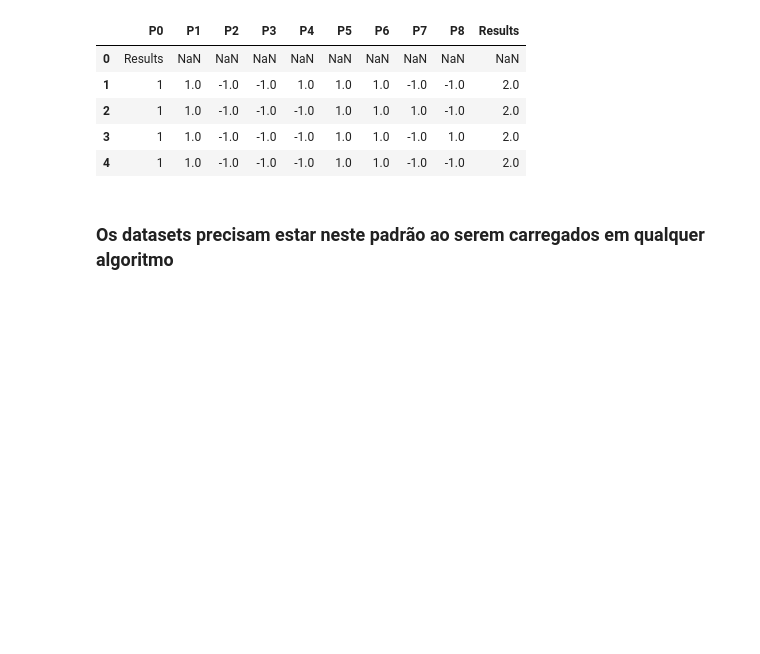
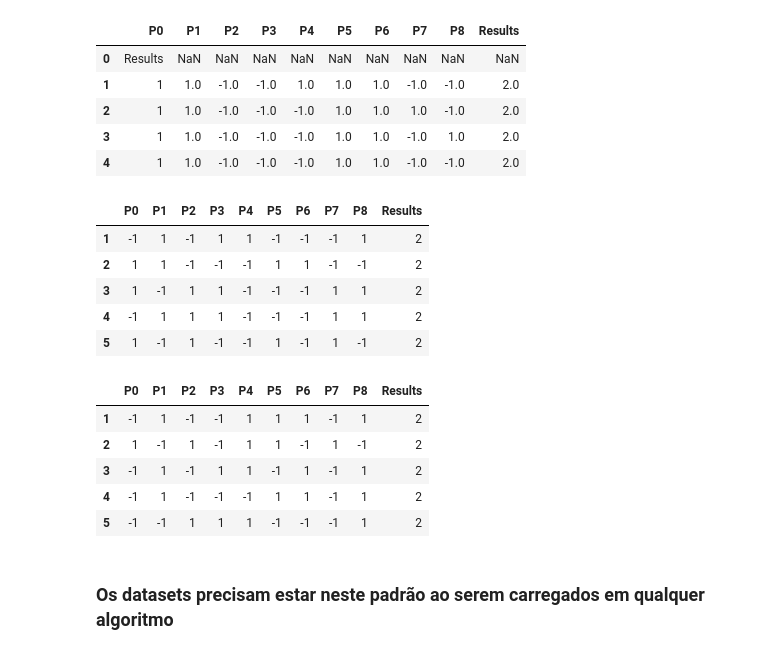
Before and after one commit to GuilhermeVSam/T1_IA, a Jupyter notebook: 02_KNN.ipynb, the cells around one changed output. Drawn from its saved outputs; the diff is of its cells as text; code cells hidden in the pictures; blank space fills up the shorter version.

```diff
--- a/02_KNN.ipynb
+++ b/02_KNN.ipynb
@@ -21,6 +24,32 @@ display(df_treino.head())
 | 2 | 1 | 1.0 | -1.0 | -1.0 | -1.0 | 1.0 | 1.0 | 1.0 | -1.0 | 2.0 |
 | 3 | 1 | 1.0 | -1.0 | -1.0 | -1.0 | 1.0 | 1.0 | -1.0 | 1.0 | 2.0 |
 | 4 | 1 | 1.0 | -1.0 | -1.0 | -1.0 | 1.0 | 1.0 | -1.0 | -1.0 | 2.0 |
+# %%
+# Importação dos dataset de validacao e teste
+file_path = r'Validacao.csv'
+df_validacao = pd.read_csv(file_path,sep=';',names=nomes_colunas)
+df_validacao = df_validacao.iloc[1:]
+df_validacao = df_validacao.astype(int)
+display(df_validacao.head())
+
+file_path = r'Teste.csv'
+df_teste = pd.read_csv(file_path,sep=';',names=nomes_colunas)
+df_teste = df_teste.iloc[1:]
+df_teste = df_teste.astype(int)
+display(df_teste.head())
+# %% [output]
+|  | P0 | P1 | P2 | P3 | P4 | P5 | P6 | P7 | P8 | Results |
+| 1 | -1 | 1 | -1 | 1 | 1 | -1 | -1 | -1 | 1 | 2 |
+| 2 | 1 | 1 | -1 | -1 | -1 | 1 | 1 | -1 | -1 | 2 |
+| 3 | 1 | -1 | 1 | 1 | -1 | -1 | -1 | 1 | 1 | 2 |
+| 4 | -1 | 1 | 1 | 1 | -1 | -1 | -1 | 1 | 1 | 2 |
+| 5 | 1 | -1 | 1 | -1 | -1 | 1 | -1 | 1 | -1 | 2 |
+|  | P0 | P1 | P2 | P3 | P4 | P5 | P6 | P7 | P8 | Results |
+| 1 | -1 | 1 | -1 | -1 | 1 | 1 | 1 | -1 | 1 | 2 |
+| 2 | 1 | -1 | 1 | -1 | 1 | 1 | -1 | 1 | -1 | 2 |
+| 3 | -1 | 1 | -1 | 1 | 1 | -1 | 1 | -1 | 1 | 2 |
+| 4 | -1 | 1 | -1 | -1 | -1 | 1 | 1 | -1 | 1 | 2 |
+| 5 | -1 | -1 | 1 | 1 | 1 | -1 | -1 | -1 | 1 | 2 |
 # %% [markdown]
 ### **Os datasets precisam estar neste padrão ao serem carregados em qualquer algoritmo**
 # %%
```
Also changed, not shown: parts of 29 cells of this notebook, 1 other file.
